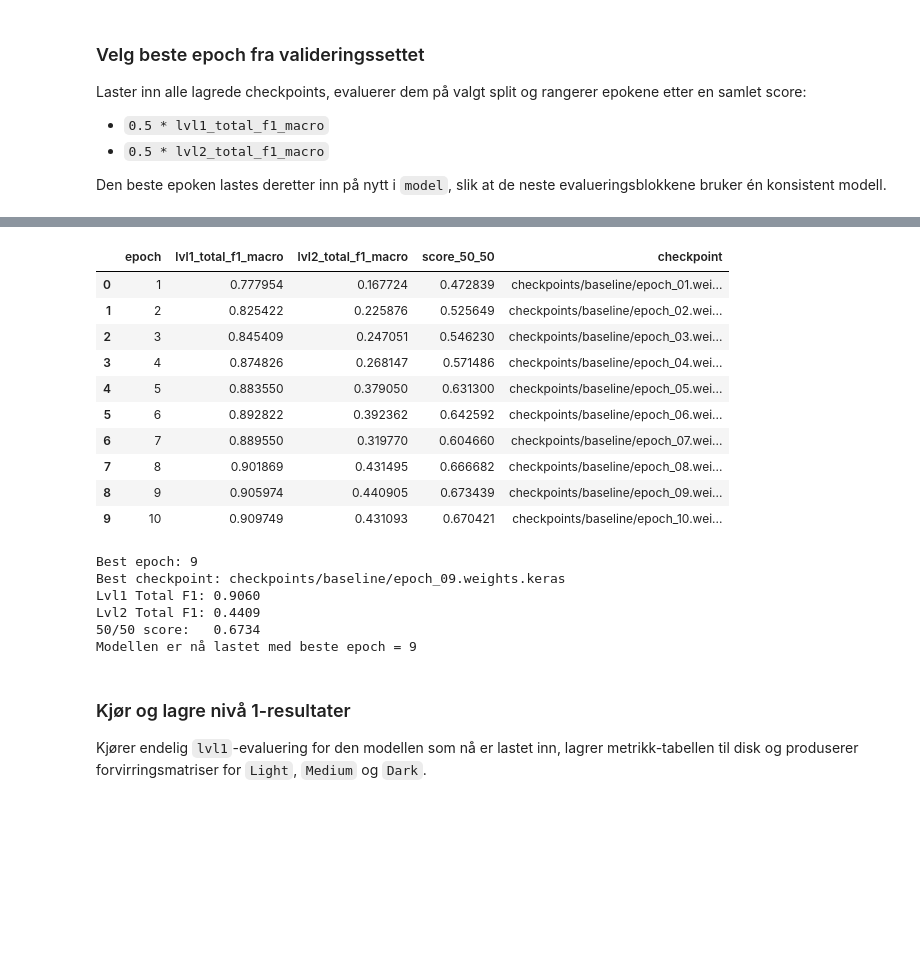
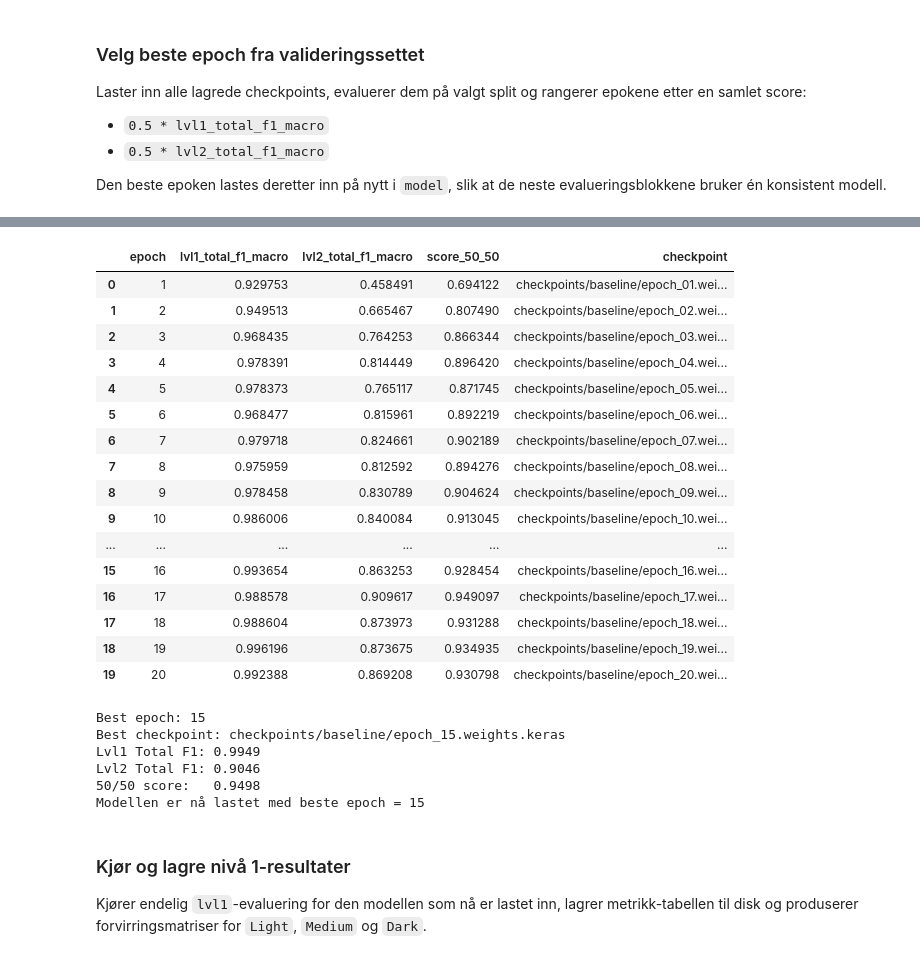
Before and after one commit to jkaste03/visual-vehicle-recognition-varying-lighting-conditions, a Jupyter notebook: notebooks/pretrained_hierarchical.ipynb, the cells around one changed output, grey strips where cells are left out. Drawn from its saved outputs; the diff is of its cells as text; code cells hidden in the pictures; blank space fills up the shorter version.

```diff
--- a/notebooks/pretrained_hierarchical.ipynb
+++ b/notebooks/pretrained_hierarchical.ipynb
@@ -547,6 +547,7 @@ def build_model(
     num_lvl2=num_lvl2,
     base_trainable=False,
     lr=3e-4,
+    number_of_trainable_layers = 0
 ) -> keras.Model:
     inputs = keras.Input(shape=(*img_size, 3), name="image")
 
@@ -555,9 +556,17 @@ def build_model(
         include_top=False,
         input_tensor=inputs,
         pooling="avg",          # gives a flat feature vector
+
     )
 
-    backbone.trainable = base_trainable
+    # 1) Freeze all backbone layers
+    for l in backbone.layers:
+        l.trainable = False
+
+    # 2) Unfreeze the last number_of_trainable_layers
+    for l in backbone.layers[-number_of_trainable_layers:]:
+        l.trainable = True
+
 
     x = backbone.output
 
@@ -588,5 +597,4 @@ def build_model(
     )
     return model
 
-model = build_model()
-model.summary()
+model = build_model(number_of_trainable_layers=10)
@@ -986,7 +972,7 @@ for ckpt in ckpt_files:
     # 50/50 samlet score
     total_score = 0.5 * lvl1_total_f1 + 0.5 * lvl2_total_f1
 
-    epoch_num = int(re.search(r"epoch_(\d+)", ckpt60s.name).group(1))
+    epoch_num = int(re.search(r"epoch_(\d+)", ckpt.name).group(1))
 
     rows.append({
         "epoch": epoch_num,
@@ -1019,20 +1010,26 @@ print(f"Modellen er nå lastet med beste epoch = {best_epoch}")
 |  | epoch | lvl1_total_f1_macro | lvl2_total_f1_macro | score_50_50 | checkpoint |
-| 0 | 1 | 0.777954 | 0.167724 | 0.472839 | checkpoints/baseline/epoch_01.wei... |
-| 1 | 2 | 0.825422 | 0.225876 | 0.525649 | checkpoints/baseline/epoch_02.wei... |
-| 2 | 3 | 0.845409 | 0.247051 | 0.546230 | checkpoints/baseline/epoch_03.wei... |
-| 3 | 4 | 0.874826 | 0.268147 | 0.571486 | checkpoints/baseline/epoch_04.wei... |
-| 4 | 5 | 0.883550 | 0.379050 | 0.631300 | checkpoints/baseline/epoch_05.wei... |
-| 5 | 6 | 0.892822 | 0.392362 | 0.642592 | checkpoints/baseline/epoch_06.wei... |
-| 6 | 7 | 0.889550 | 0.319770 | 0.604660 | checkpoints/baseline/epoch_07.wei... |
-| 7 | 8 | 0.901869 | 0.431495 | 0.666682 | checkpoints/baseline/epoch_08.wei... |
-| 8 | 9 | 0.905974 | 0.440905 | 0.673439 | checkpoints/baseline/epoch_09.wei... |
-| 9 | 10 | 0.909749 | 0.431093 | 0.670421 | checkpoints/baseline/epoch_10.wei... |
+| 0 | 1 | 0.929753 | 0.458491 | 0.694122 | checkpoints/baseline/epoch_01.wei... |
+| 1 | 2 | 0.949513 | 0.665467 | 0.807490 | checkpoints/baseline/epoch_02.wei... |
+| 2 | 3 | 0.968435 | 0.764253 | 0.866344 | checkpoints/baseline/epoch_03.wei... |
+| 3 | 4 | 0.978391 | 0.814449 | 0.896420 | checkpoints/baseline/epoch_04.wei... |
+| 4 | 5 | 0.978373 | 0.765117 | 0.871745 | checkpoints/baseline/epoch_05.wei... |
+| 5 | 6 | 0.968477 | 0.815961 | 0.892219 | checkpoints/baseline/epoch_06.wei... |
+| 6 | 7 | 0.979718 | 0.824661 | 0.902189 | checkpoints/baseline/epoch_07.wei... |
+| 7 | 8 | 0.975959 | 0.812592 | 0.894276 | checkpoints/baseline/epoch_08.wei... |
+| 8 | 9 | 0.978458 | 0.830789 | 0.904624 | checkpoints/baseline/epoch_09.wei... |
+| 9 | 10 | 0.986006 | 0.840084 | 0.913045 | checkpoints/baseline/epoch_10.wei... |
+| ... | ... | ... | ... | ... | ... |
+| 15 | 16 | 0.993654 | 0.863253 | 0.928454 | checkpoints/baseline/epoch_16.wei... |
+| 16 | 17 | 0.988578 | 0.909617 | 0.949097 | checkpoints/baseline/epoch_17.wei... |
+| 17 | 18 | 0.988604 | 0.873973 | 0.931288 | checkpoints/baseline/epoch_18.wei... |
+| 18 | 19 | 0.996196 | 0.873675 | 0.934935 | checkpoints/baseline/epoch_19.wei... |
+| 19 | 20 | 0.992388 | 0.869208 | 0.930798 | checkpoints/baseline/epoch_20.wei... |
-Best epoch: 9
-Best checkpoint: checkpoints/baseline/epoch_09.weights.keras
-Lvl1 Total F1: 0.9060
-Lvl2 Total F1: 0.4409
-50/50 score:   0.6734
-Modellen er nå lastet med beste epoch = 9
+Best epoch: 15
+Best checkpoint: checkpoints/baseline/epoch_15.weights.keras
+Lvl1 Total F1: 0.9949
+Lvl2 Total F1: 0.9046
+50/50 score:   0.9498
+Modellen er nå lastet med beste epoch = 15
 # %% [markdown]
 ### Kjør og lagre nivå 1-resultater
 
```
Also changed, not shown: parts of 9 cells of this notebook, 13 other files.
